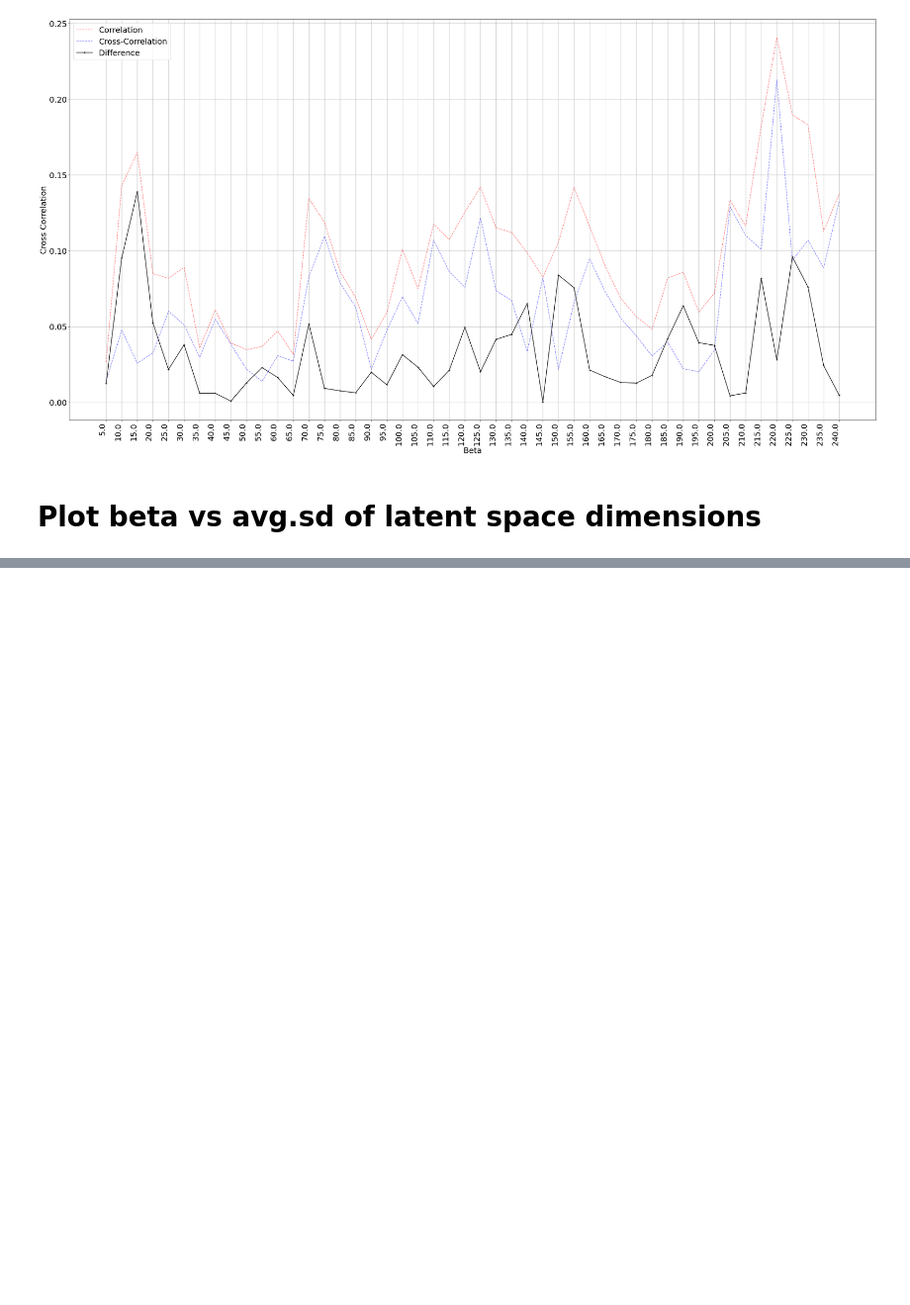
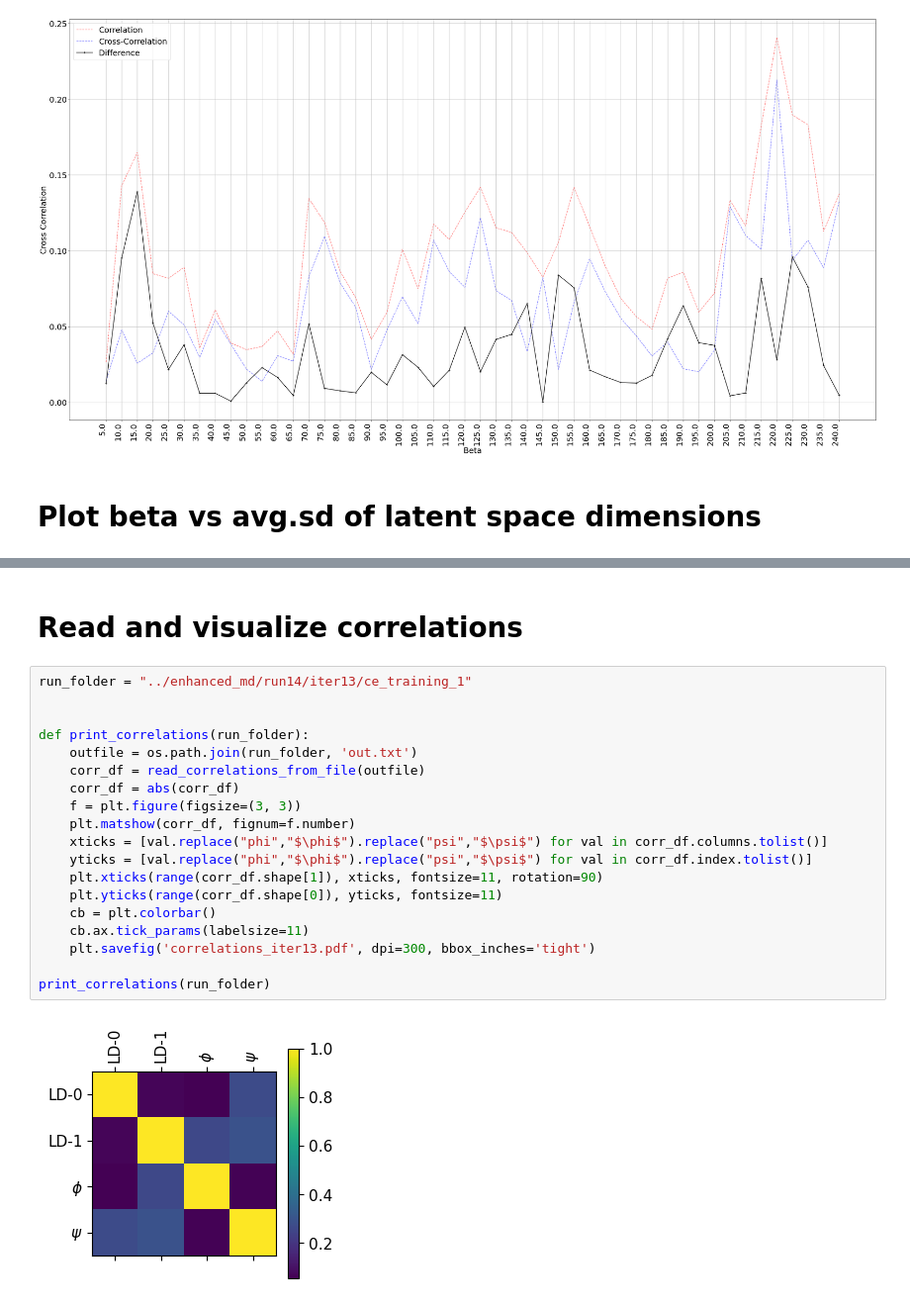
Before and after one commit to goharalisiddiqui/collective-encoder, a Jupyter notebook: analysis.ipynb, the cells around one changed output, grey strips where cells are left out. Shown at 99% size. Drawn from its saved outputs; the diff is of its cells as text; blank space fills up the shorter version.

```diff
--- a/analysis.ipynb
+++ b/analysis.ipynb
@@ -160,0 +253,23 @@ plt.show()
+# %% [markdown]
+# Read and visualize correlations
+# %%
+run_folder = "../enhanced_md/run14/iter13/ce_training_1"
+
+
+def print_correlations(run_folder):
+    outfile = os.path.join(run_folder, 'out.txt')
+    corr_df = read_correlations_from_file(outfile)
+    corr_df = abs(corr_df)
+    f = plt.figure(figsize=(3, 3))
+    plt.matshow(corr_df, fignum=f.number)
+    xticks = [val.replace("phi","$\phi$").replace("psi","$\psi$") for val in corr_df.columns.tolist()]
+    yticks = [val.replace("phi","$\phi$").replace("psi","$\psi$") for val in corr_df.index.tolist()]
+    plt.xticks(range(corr_df.shape[1]), xticks, fontsize=11, rotation=90)
+    plt.yticks(range(corr_df.shape[0]), yticks, fontsize=11)
+    cb = plt.colorbar()
+    cb.ax.tick_params(labelsize=11)
+    plt.savefig('correlations_iter13.pdf', dpi=300, bbox_inches='tight')
+
+print_correlations(run_folder)
+# %% [output]
+[figure, added]
```
Also changed, not shown: parts of 3 cells of this notebook, 4 other files.
